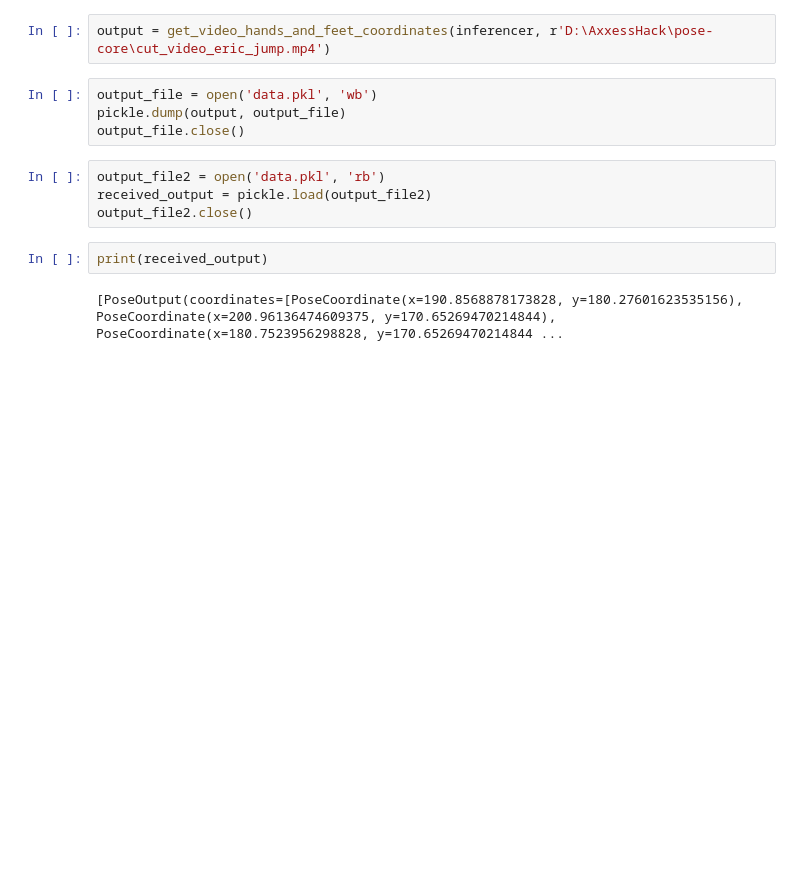
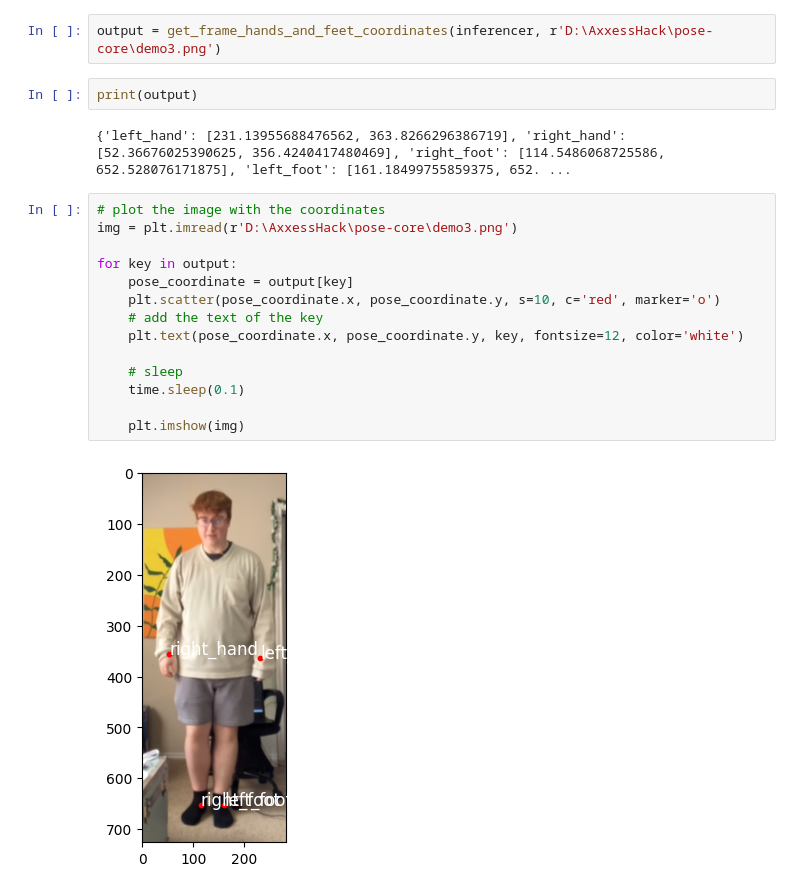
Before and after one commit to hampster2018/AxxessHack, a Jupyter notebook: pose-core/play_with_inf.ipynb, the cells around one changed output. Cells and saved outputs as stored; diff of their text form; blank space fills up the shorter version.

```diff
--- a/pose-core/play_with_inf.ipynb
+++ b/pose-core/play_with_inf.ipynb
@@ -13,14 +17,22 @@ Loads checkpoint by http backend from path: https://download.openmmlab.com/mmpos
 # %%
-output = get_video_hands_and_feet_coordinates(inferencer, r'D:\AxxessHack\pose-core\cut_video_eric_jump.mp4')
+output = get_frame_hands_and_feet_coordinates(inferencer, r'D:\AxxessHack\pose-core\demo3.png')
-# %%
-output_file = open('data.pkl', 'wb')
-pickle.dump(output, output_file)
-output_file.close()
-# %%
-output_file2 = open('data.pkl', 'rb')
-received_output = pickle.load(output_file2)
-output_file2.close()
 # %%
-print(received_output)
+print(output)
 # %% [output]
-[PoseOutput(coordinates=[PoseCoordinate(x=190.8568878173828, y=180.27601623535156), PoseCoordinate(x=200.96136474609375, y=170.65269470214844), PoseCoordinate(x=180.7523956298828, y=170.65269470214844 ...
+{'left_hand': [231.13955688476562, 363.8266296386719], 'right_hand': [52.36676025390625, 356.4240417480469], 'right_foot': [114.5486068725586, 652.528076171875], 'left_foot': [161.18499755859375, 652. ...
+# %%
+# plot the image with the coordinates
+img = plt.imread(r'D:\AxxessHack\pose-core\demo3.png')
+
+for key in output:
+	pose_coordinate = output[key]
+	plt.scatter(pose_coordinate.x, pose_coordinate.y, s=10, c='red', marker='o')
+	# add the text of the key
+	plt.text(pose_coordinate.x, pose_coordinate.y, key, fontsize=12, color='white')
+
+	# sleep
+	time.sleep(0.1)
+
+	plt.imshow(img)
+# %% [output]
+[figure, added]
```
Also changed, not shown: parts of 4 cells of this notebook, 14 other files.
